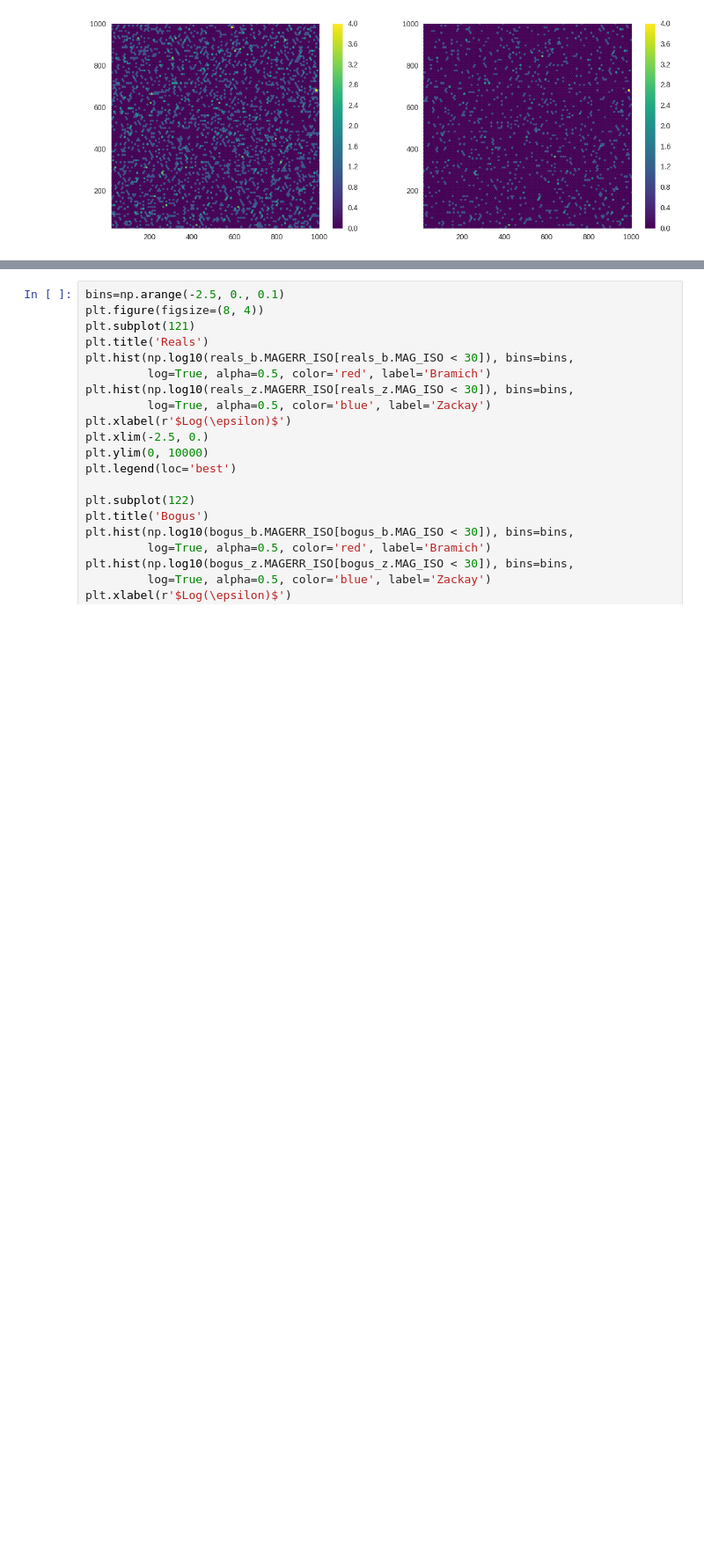
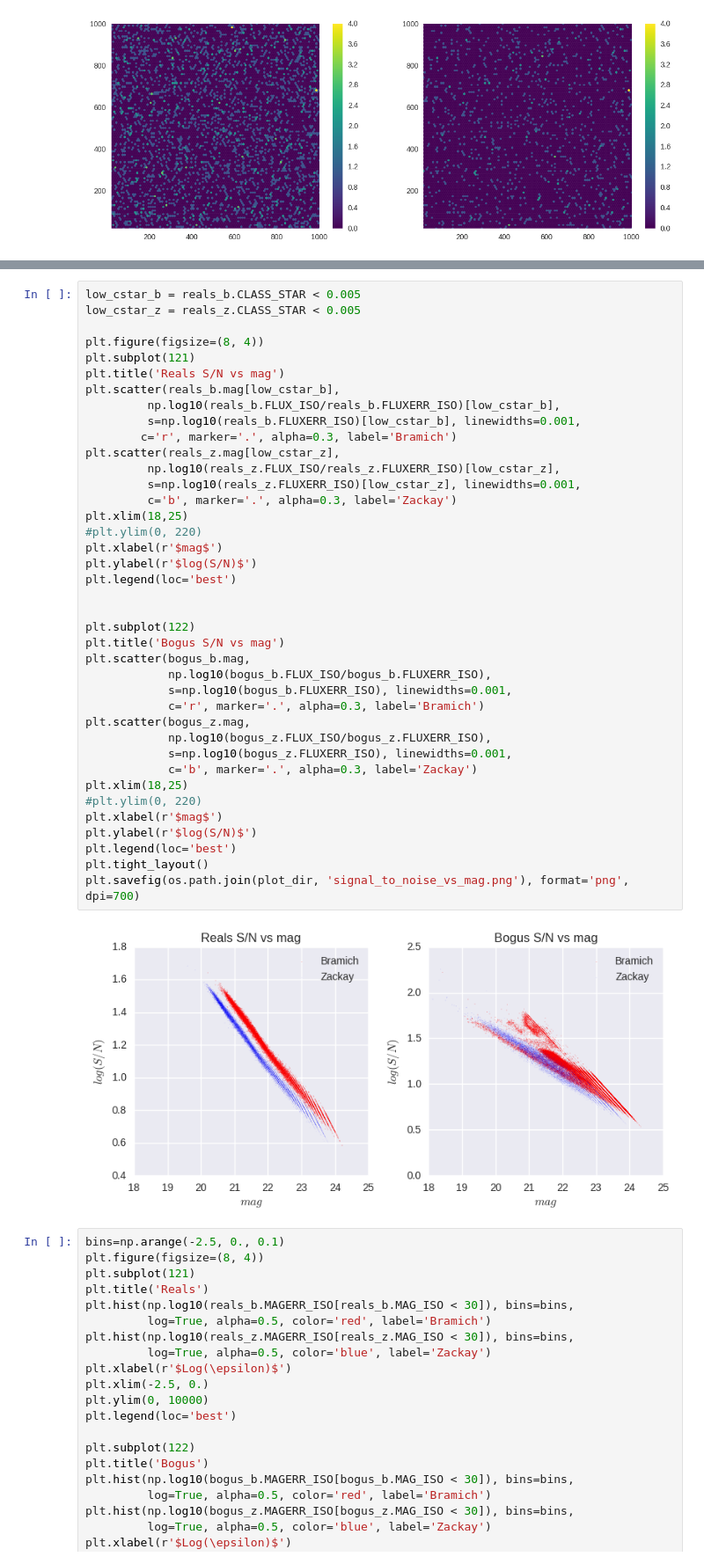
Before and after one commit to BrunoSanchez/RBMLearning, a Jupyter notebook: Plots.ipynb, the cells around one changed output, grey strips where cells are left out. Shown at 88% size. Drawn from its saved outputs; the diff is of its cells as text; blank space fills up the shorter version.

```diff
--- a/Plots.ipynb
+++ b/Plots.ipynb
@@ -335,3 +337,44 @@ plt.savefig(os.path.join(plot_dir, 'signal_to_noise_vs_mag.png'), format='png',
+# %%
+low_cstar_b = reals_b.CLASS_STAR < 0.005
+low_cstar_z = reals_z.CLASS_STAR < 0.005
+
+plt.figure(figsize=(8, 4))
+plt.subplot(121)
+plt.title('Reals S/N vs mag')
+plt.scatter(reals_b.mag[low_cstar_b],
+         np.log10(reals_b.FLUX_ISO/reals_b.FLUXERR_ISO)[low_cstar_b],
+         s=np.log10(reals_b.FLUXERR_ISO)[low_cstar_b], linewidths=0.001,
+        c='r', marker='.', alpha=0.3, label='Bramich')
+plt.scatter(reals_z.mag[low_cstar_z],
+         np.log10(reals_z.FLUX_ISO/reals_z.FLUXERR_ISO)[low_cstar_z],
+         s=np.log10(reals_z.FLUXERR_ISO)[low_cstar_z], linewidths=0.001,
+         c='b', marker='.', alpha=0.3, label='Zackay')
+plt.xlim(18,25)
+#plt.ylim(0, 220)
+plt.xlabel(r'$mag$')
+plt.ylabel(r'$log(S/N)$')
+plt.legend(loc='best')
+
+
+plt.subplot(122)
+plt.title('Bogus S/N vs mag')
+plt.scatter(bogus_b.mag,
+            np.log10(bogus_b.FLUX_ISO/bogus_b.FLUXERR_ISO),
+            s=np.log10(bogus_b.FLUXERR_ISO), linewidths=0.001,
+            c='r', marker='.', alpha=0.3, label='Bramich')
+plt.scatter(bogus_z.mag,
+            np.log10(bogus_z.FLUX_ISO/bogus_z.FLUXERR_ISO),
+            s=np.log10(bogus_z.FLUXERR_ISO), linewidths=0.001,
+            c='b', marker='.', alpha=0.3, label='Zackay')
+plt.xlim(18,25)
+#plt.ylim(0, 220)
+plt.xlabel(r'$mag$')
+plt.ylabel(r'$log(S/N)$')
+plt.legend(loc='best')
+plt.tight_layout()
+plt.savefig(os.path.join(plot_dir, 'signal_to_noise_vs_mag.png'), format='png', dpi=700)
+# %% [output]
+[figure, added]
 # %%
 bins=np.arange(-2.5, 0., 0.1)
 plt.figure(figsize=(8, 4))
```
Also changed, not shown: parts of 3 cells of this notebook, 1 other file.
